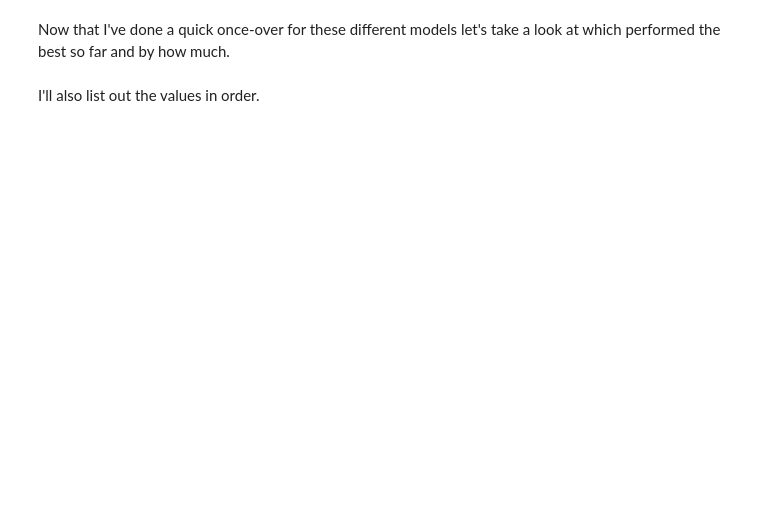
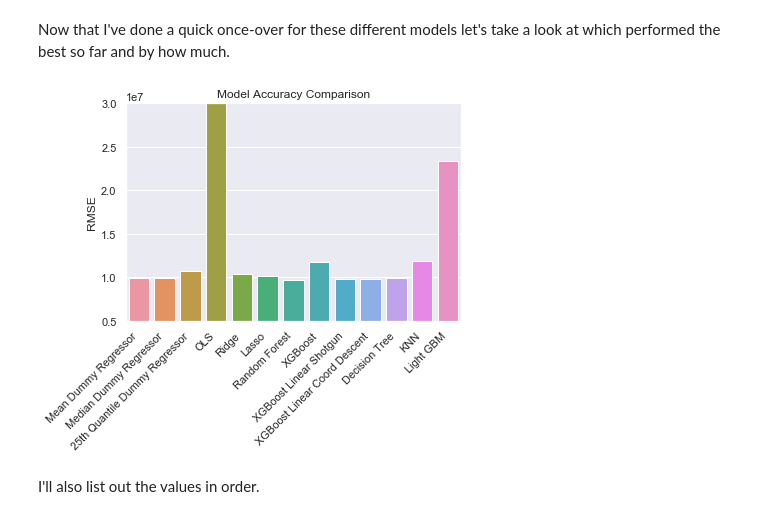
Before and after one commit to zjbrown0689/Solar-Panel-Capstone, a Jupyter notebook: notebooks/model_development.ipynb, the cells around one changed output. Cells and saved outputs as stored; diff of their text form; code cells hidden in the pictures; blank space fills up the shorter version.

```diff
--- a/notebooks/model_development.ipynb
+++ b/notebooks/model_development.ipynb
@@ -365,12 +404,14 @@ Now that I've done a quick once-over for these different models let's take a loo
 # %%
 keys = list(train_scores.keys())
 vals = [float(train_scores[k]) for k in keys]
 sns.barplot(x=keys, y=vals)
 plt.xticks(rotation=45, ha='right')
 plt.ylabel('RMSE')
-plt.ylim(35500000,37500000)
+plt.ylim(5000000,30000000)
 plt.title('Model Accuracy Comparison')
 plt.show()
+# %% [output]
+[figure, added]
 # %% [markdown]
 I'll also list out the values in order.
 # %%
```
Also changed, not shown: parts of 92 cells of this notebook, 3 other files.
